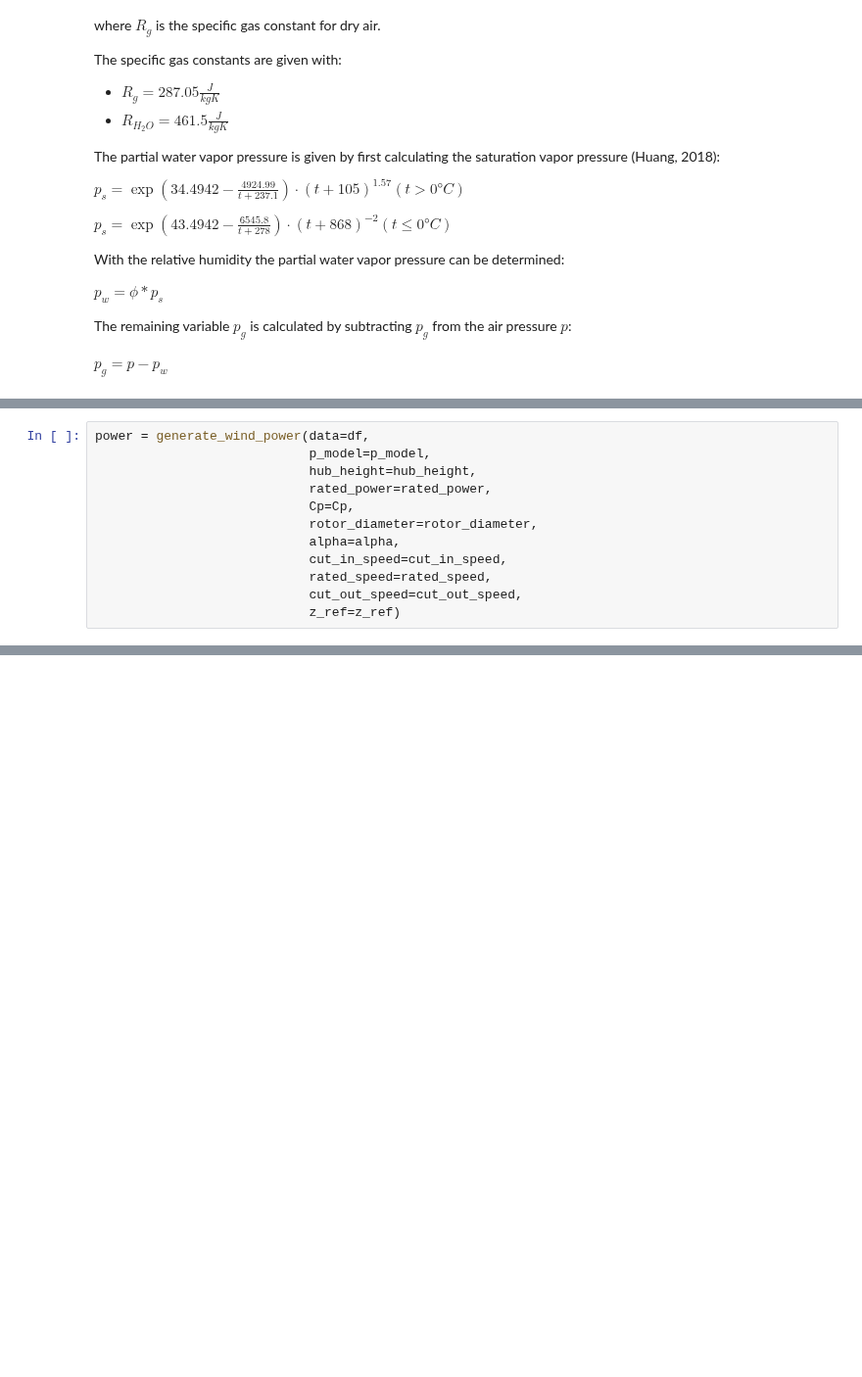
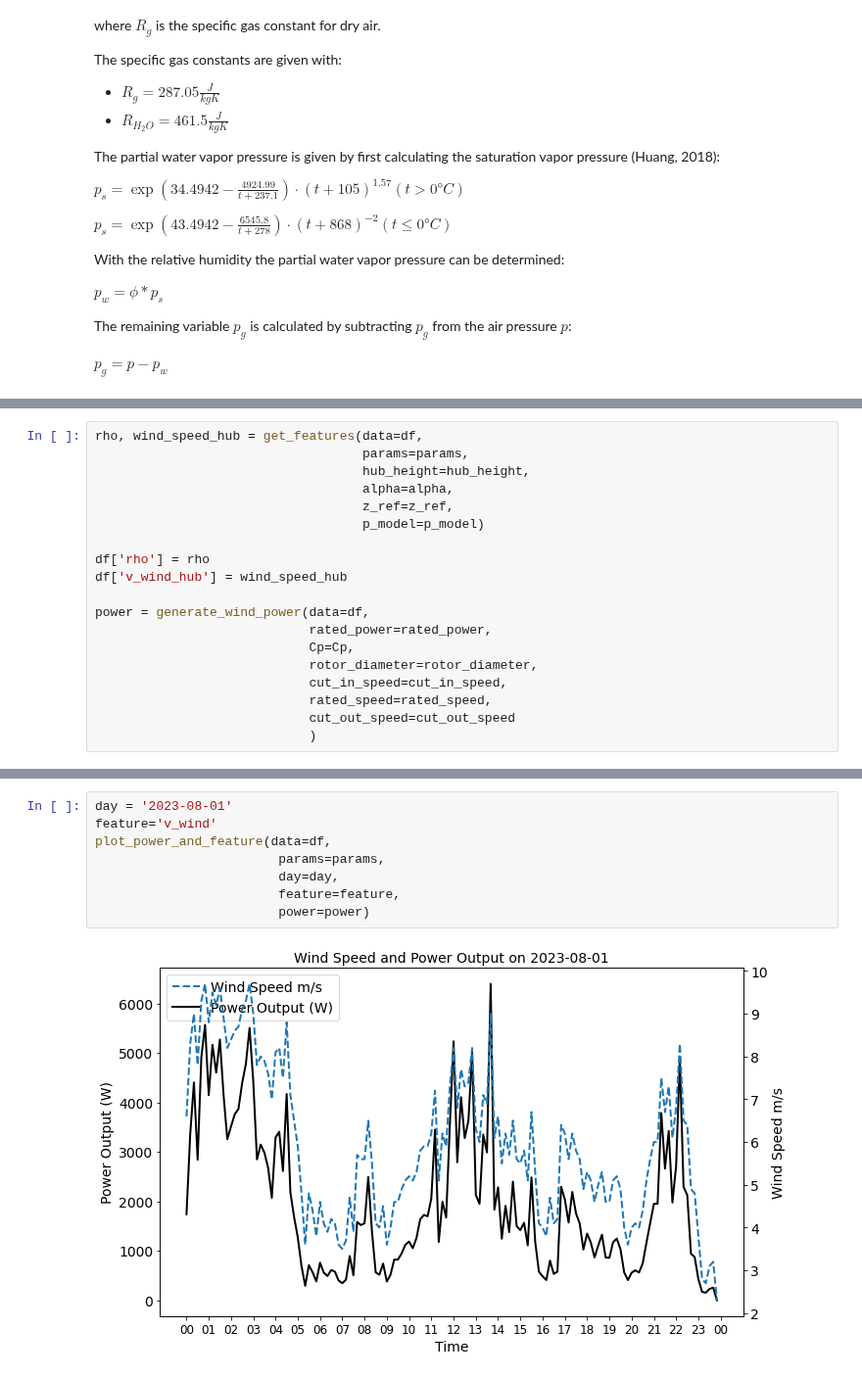
Before and after one commit to vikwal/synthetic_re_data_generation, a Jupyter notebook: generate_wind.ipynb, the cells around one changed output, grey strips where cells are left out. Shown at 98% size. Cells and saved outputs as stored; diff of their text form; blank space fills up the shorter version.

```diff
--- a/generate_wind.ipynb
+++ b/generate_wind.ipynb
@@ -213,12 +258,19 @@ def generate_wind_power(data: pd.DataFrame,
 # %%
+rho, wind_speed_hub = get_features(data=df,
+                                   params=params,
+                                   hub_height=hub_height,
+                                   alpha=alpha,
+                                   z_ref=z_ref,
+                                   p_model=p_model)
+
+df['rho'] = rho
+df['v_wind_hub'] = wind_speed_hub
+
 power = generate_wind_power(data=df,
-                            p_model=p_model,
-                            hub_height=hub_height,
                             rated_power=rated_power,
                             Cp=Cp,
                             rotor_diameter=rotor_diameter,
-                            alpha=alpha,
                             cut_in_speed=cut_in_speed,
                             rated_speed=rated_speed,
-                            cut_out_speed=cut_out_speed,
-                            z_ref=z_ref)
+                            cut_out_speed=cut_out_speed
+                            )
@@ -260,0 +277,10 @@ plt.show()
+# %%
+day = '2023-08-01'
+feature='v_wind'
+plot_power_and_feature(data=df,
+                        params=params,
+                        day=day,
+                        feature=feature,
+                        power=power)
+# %% [output]
+[figure, added]
```
Also changed, not shown: parts of 5 cells of this notebook, 2 other files.
